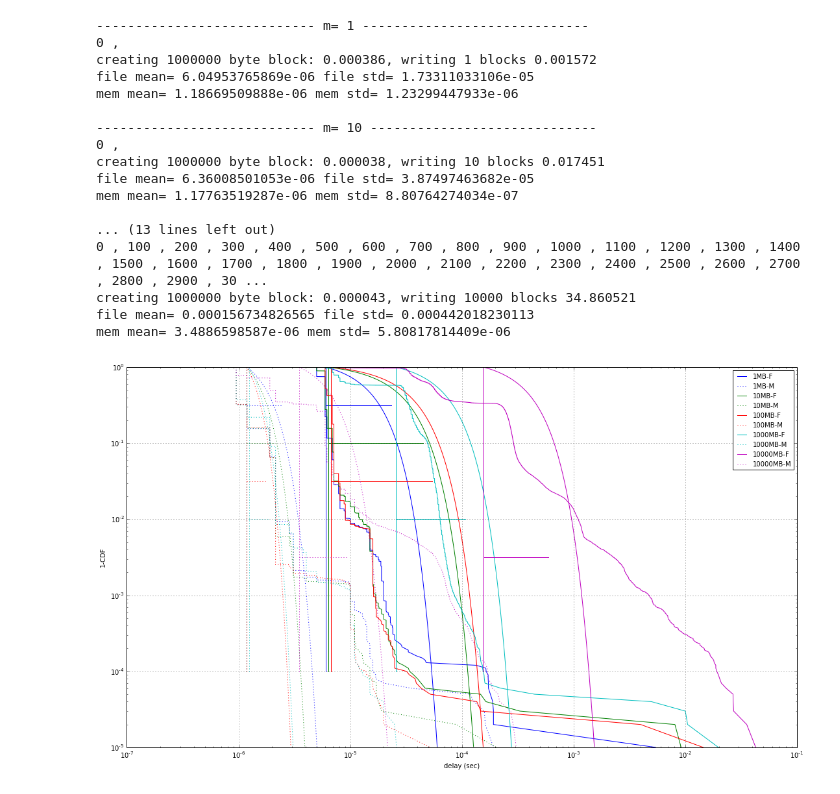
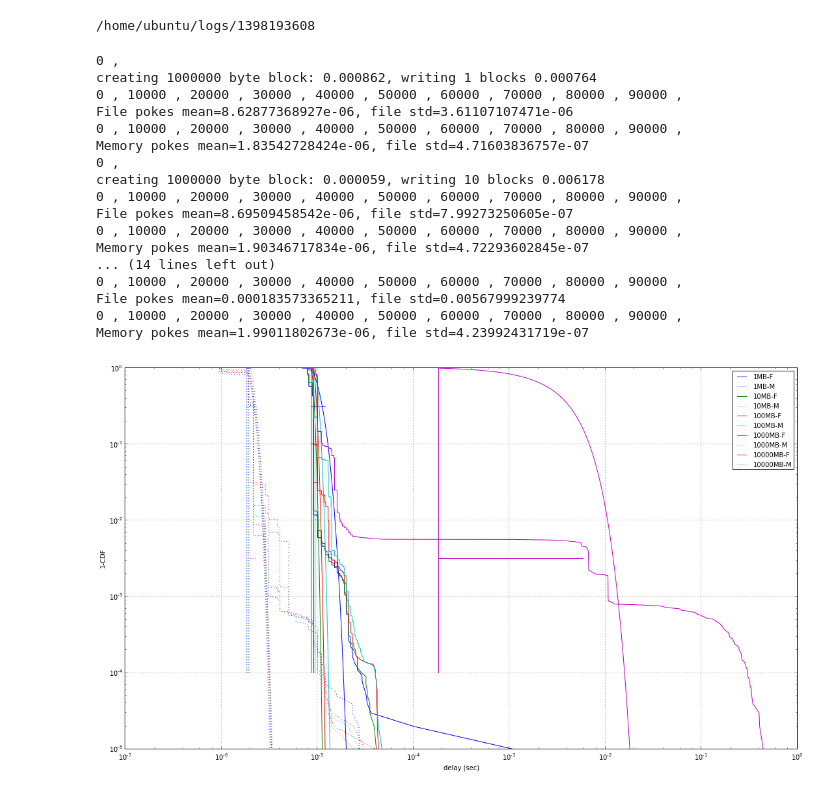
Before and after one commit to yoavfreund/UCSD_BigData, a Jupyter notebook: notebooks/IOPerformance/Measuring performance of memory hierarchy.ipynb, the cells around one changed output. Saved outputs shown, nothing was run; the diff lists cells and outputs as text; code cells hidden in the pictures.

```diff
--- a/notebooks/IOPerformance/Measuring performance of memory hierarchy.ipynb
+++ b/notebooks/IOPerformance/Measuring performance of memory hierarchy.ipynb
@@ -22,6 +22,7 @@ def measureRandomAccess(size,filename='',k=100000):
     sum=0; sum2=0
     T=np.zeros(k)
     for i in range(k):
+        if (i%10000==0): print i,',',
         t=time.time()
         loc=int(rand()*size)
         if inmem:
@@ -52,14 +53,32 @@ def PlotTime(Tsorted,Mean,Std,Color='b',LS='-',Legend=''):
 
     x=arange(Mean,Mean+Std*erfinv(1.0-1.0/len(Tsorted)),Std/100)  # normal distribution
     loglog(x,1-erf((x-Mean)/Std),color=Color,linestyle=LS)
+# %%
+n=1000000 # size of single block (1MB)
+m_list=[1,10,100,1000,10000] # size of file in blocks
+m=None
+k=100000;
+L=len(m_list)
+#print 'n=%d, m=%d,k=%d, m_list=' % (n,m,k),m_list
+
+from os.path import isfile,isdir
+from os import mkdir
+import os
+root=os.environ['HOME']
+log_root=root+'/logs'
+if not isdir(log_root): mkdir(log_root)
+TimeStamp=str(int(time.time()))
+log_dir=log_root+'/'+TimeStamp
+mkdir(log_dir)
+%cd $log_dir
+stat=open('stats.txt','w')
+
+def tee(line):
+    print line
+    stat.write(line+'\n')
+# %% [output]
+/home/ubuntu/logs/1398193608
 # %%
-n=1000000 # size of single block (1MB)
-m_list=[1,10,100,1000,10000] # size of file in blocks
-m=None
-k=100000;
-L=len(m_list)
-#print 'n=%d, m=%d,k=%d, m_list=' % (n,m,k),m_list
-
 def create_file(n,m,filename='DataBlock'):
     t1=time.time()
     A=bytearray(n)
@@ -71,9 +90,8 @@ def create_file(n,m,filename='DataBlock'):
             print i,",",
     file.close()
     t3=time.time()
-    print '\ncreating %d byte block: %f, writing %d blocks %f' % (n,t2-t1,m,t3-t2)
+    tee('\ncreating %d byte block: %f, writing %d blocks %f' % (n,t2-t1,m,t3-t2))
     return (t2-t1,t3-t2)
-
 
 mean=zeros([2,L])   #0: using disk, 1: using memory
 std=zeros([2,L])
@@ -82,55 +100,55 @@ T=zeros([2,L,k])
 for m_i in range(len(m_list)):
 
     m=m_list[m_i]
-    print '\n---------------------------- m=',m,'-----------------------------'
     (t_mem,t_disk) = create_file(n,m,filename='BlockData'+str(m))
 
     (mean[0,m_i],std[0,m_i],T[0,m_i]) = measureRandomAccess(n*m,filename='BlockData'+str(m),k=k)
-    print 'file mean=',mean[0,m_i],'file std=',std[0,m_i]
+    tee('\nFile pokes mean='+str(mean[0,m_i])+', file std='+str(std[0,m_i]))
+
     (mean[1,m_i],std[1,m_i],T[1,m_i]) = measureRandomAccess(n*m,k=k)
-    print 'mem mean=',mean[1,m_i],'mem std=',std[1,m_i]
+    tee('\nMemory pokes mean='+str(mean[1,m_i])+', file std='+str(std[1,m_i]))
 
-pp = PdfPages('MemoryLog.pdf')
+pp = PdfPages('MemoryFigure.pdf')
 figure(figsize=(6,4))
 
 Colors='bgrcmyk'  # The colors for the plot
 LineStyles=['-',':']
 Legends=['F','M']
 
 fig = matplotlib.pyplot.gcf()
 fig.set_size_inches(18.5,10.5)
 
 for m_i in range(len(m_list)):
     Color=Colors[m_i % len(Colors)]
     for Type in [0,1]:
         PlotTime(sort(T[Type,m_i]),mean[Type,m_i],std[Type,m_i],
                  Color=Color,LS=LineStyles[Type],Legend=('%dMB-' % m_list[m_i])+Legends[Type])
 
 grid()
 legend(fontsize='medium')
 xlabel('delay (sec)')
 ylabel('1-CDF')
 pp.savefig()
 pp.close()
 # %% [output]
----------------------------- m= 1 -----------------------------
 0 ,
-creating 1000000 byte block: 0.000386, writing 1 blocks 0.001572
-file mean= 6.04953765869e-06 file std= 1.73311033106e-05
-mem mean= 1.18669509888e-06 mem std= 1.23299447933e-06
-
----------------------------- m= 10 -----------------------------
+creating 1000000 byte block: 0.000862, writing 1 blocks 0.000764
+0 , 10000 , 20000 , 30000 , 40000 , 50000 , 60000 , 70000 , 80000 , 90000 ,
+File pokes mean=8.62877368927e-06, file std=3.61107107471e-06
+0 , 10000 , 20000 , 30000 , 40000 , 50000 , 60000 , 70000 , 80000 , 90000 ,
+Memory pokes mean=1.83542728424e-06, file std=4.71603836757e-07
 0 ,
-creating 1000000 byte block: 0.000038, writing 10 blocks 0.017451
-file mean= 6.36008501053e-06 file std= 3.87497463682e-05
-mem mean= 1.17763519287e-06 mem std= 8.80764274034e-07
-
-... (13 lines left out)
-0 , 100 , 200 , 300 , 400 , 500 , 600 , 700 , 800 , 900 , 1000 , 1100 , 1200 , 1300 , 1400 , 1500 , 1600 , 1700 , 1800 , 1900 , 2000 , 2100 , 2200 , 2300 , 2400 , 2500 , 2600 , 2700 , 2800 , 2900 , 30 ...
-creating 1000000 byte block: 0.000043, writing 10000 blocks 34.860521
-file mean= 0.000156734826565 file std= 0.000442018230113
-mem mean= 3.4886598587e-06 mem std= 5.80817814409e-06
+creating 1000000 byte block: 0.000059, writing 10 blocks 0.006178
+0 , 10000 , 20000 , 30000 , 40000 , 50000 , 60000 , 70000 , 80000 , 90000 ,
+File pokes mean=8.69509458542e-06, file std=7.99273250605e-07
+0 , 10000 , 20000 , 30000 , 40000 , 50000 , 60000 , 70000 , 80000 , 90000 ,
+Memory pokes mean=1.90346717834e-06, file std=4.72293602845e-07
+... (14 lines left out)
+0 , 10000 , 20000 , 30000 , 40000 , 50000 , 60000 , 70000 , 80000 , 90000 ,
+File pokes mean=0.000183573365211, file std=0.00567999239774
+0 , 10000 , 20000 , 30000 , 40000 , 50000 , 60000 , 70000 , 80000 , 90000 ,
+Memory pokes mean=1.99011802673e-06, file std=4.23992431719e-07
-[figure, old version]
+[figure, new version]
 # %%
 import time
 
```
Also changed, not shown: parts of 13 cells of this notebook, 1 other file.
